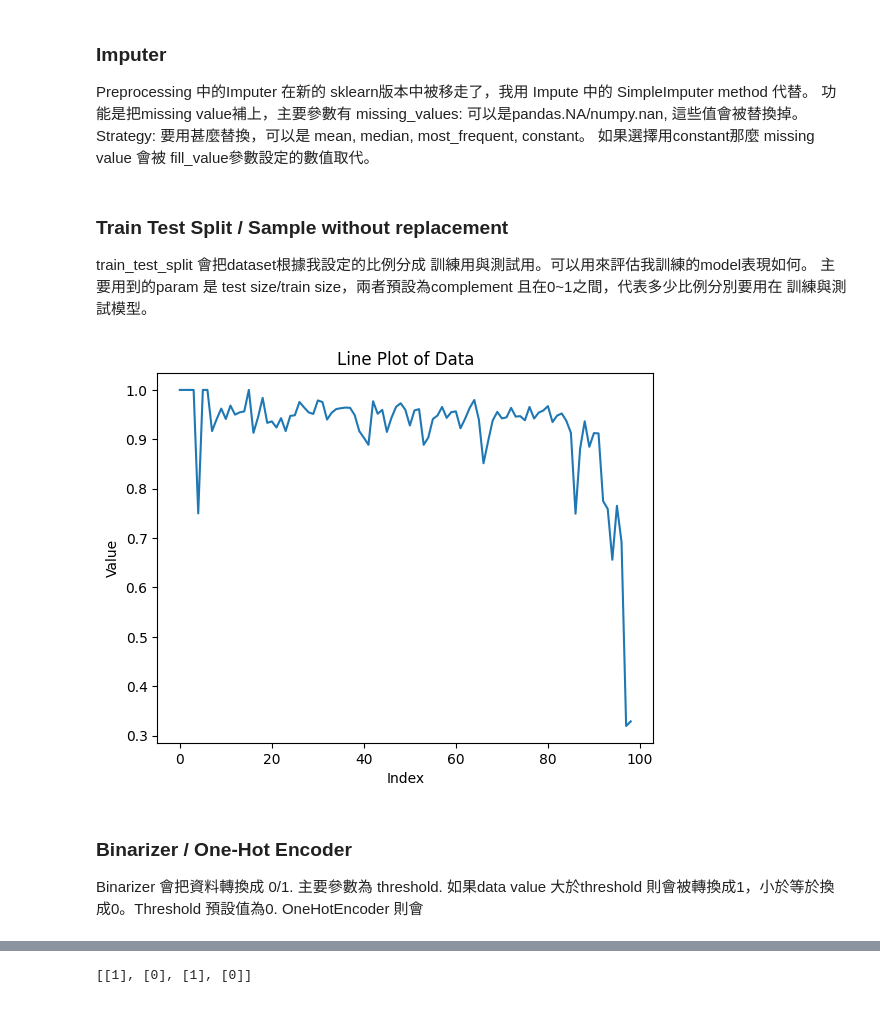
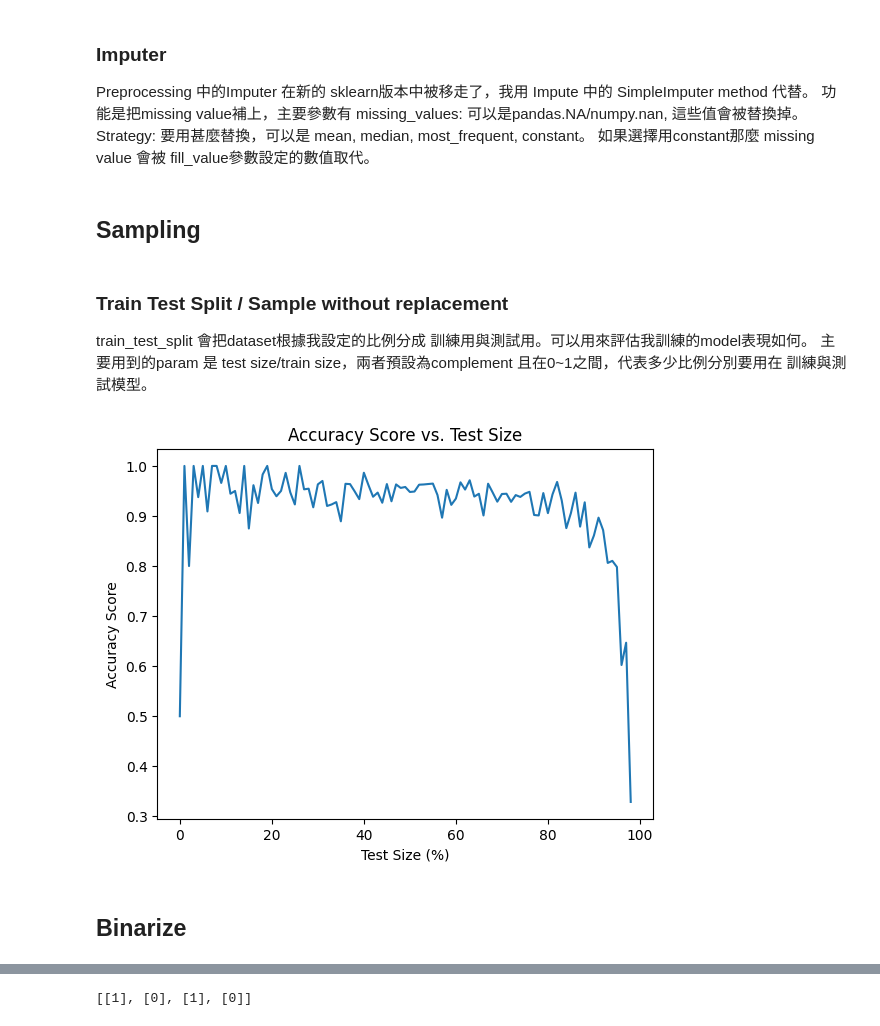
Before and after one commit to patty111/DataMiningNTNU, a Jupyter notebook: hw4-scikit learn 學習單.ipynb, the cells around one changed output, grey strips where cells are left out. Saved outputs shown, nothing was run; the diff lists cells and outputs as text; code cells hidden in the pictures.

```diff
--- a/hw4-scikit learn 學習單.ipynb
+++ b/hw4-scikit learn 學習單.ipynb
@@ -16,6 +18,8 @@ imputer = SimpleImputer(missing_values=np.nan, strategy='mean')
 imputer = imputer.fit(data)
 data_imputed = imputer.transform(data)
 data_imputed = pd.DataFrame(data_imputed, columns=data.columns)
+# %% [markdown]
+## Sampling
 # %% [markdown]
 ### Train Test Split / Sample without replacement
 train_test_split 會把dataset根據我設定的比例分成 訓練用與測試用。可以用來評估我訓練的model表現如何。
@@ -23,42 +27,39 @@ train_test_split 會把dataset根據我設定的比例分成 訓練用與測試
 # %%
 from sklearn.datasets import load_iris
 from sklearn.model_selection import train_test_split
 from sklearn.tree import DecisionTreeClassifier
 from sklearn.metrics import accuracy_score
 import matplotlib.pyplot as plt
 
 data = []
 
 # Load the iris dataset
 iris = load_iris()
 for i in range(1, 100):
     hist = 0
 
     X_train, X_test, y_train, y_test = train_test_split(iris.data, iris.target, test_size=(i/100)) # use 0.2 for better accuracy
 
     classifier = DecisionTreeClassifier()
-    for itr in range(600):
+    for itr in range(1000):
         # train
         classifier.fit(X_train, y_train)
 
         y_pred = classifier.predict(X_test)
 
         # Calculate the accuracy of the classifier on the testing set
         accuracy = accuracy_score(y_test, y_pred)
         hist += accuracy
 
-    # print('Accuracy:', accuracy)
-    data.append(hist/600)
+    # print('Accuracy:', hist/1000)
+    data.append(hist/1000)
 
 plt.plot(data)
-plt.xlabel('Index')
-plt.ylabel('Value')
-plt.title('Line Plot of Data')
+plt.xlabel('Test Size (%)')
+plt.ylabel('Accuracy Score')
+plt.title('Accuracy Score vs. Test Size')
 plt.show()
 # %% [output]
-[figure, old version]
+[figure, new version]
-# %% [markdown]
-### Binarizer / One-Hot Encoder
-Binarizer 會把資料轉換成 0/1. 主要參數為 threshold.
-如果data value 大於threshold 則會被轉換成1，小於等於換成0。Threshold 預設值為0.
-OneHotEncoder 則會
+# %% [markdown]
+## Binarize
```
Also changed, not shown: parts of 24 cells of this notebook.
